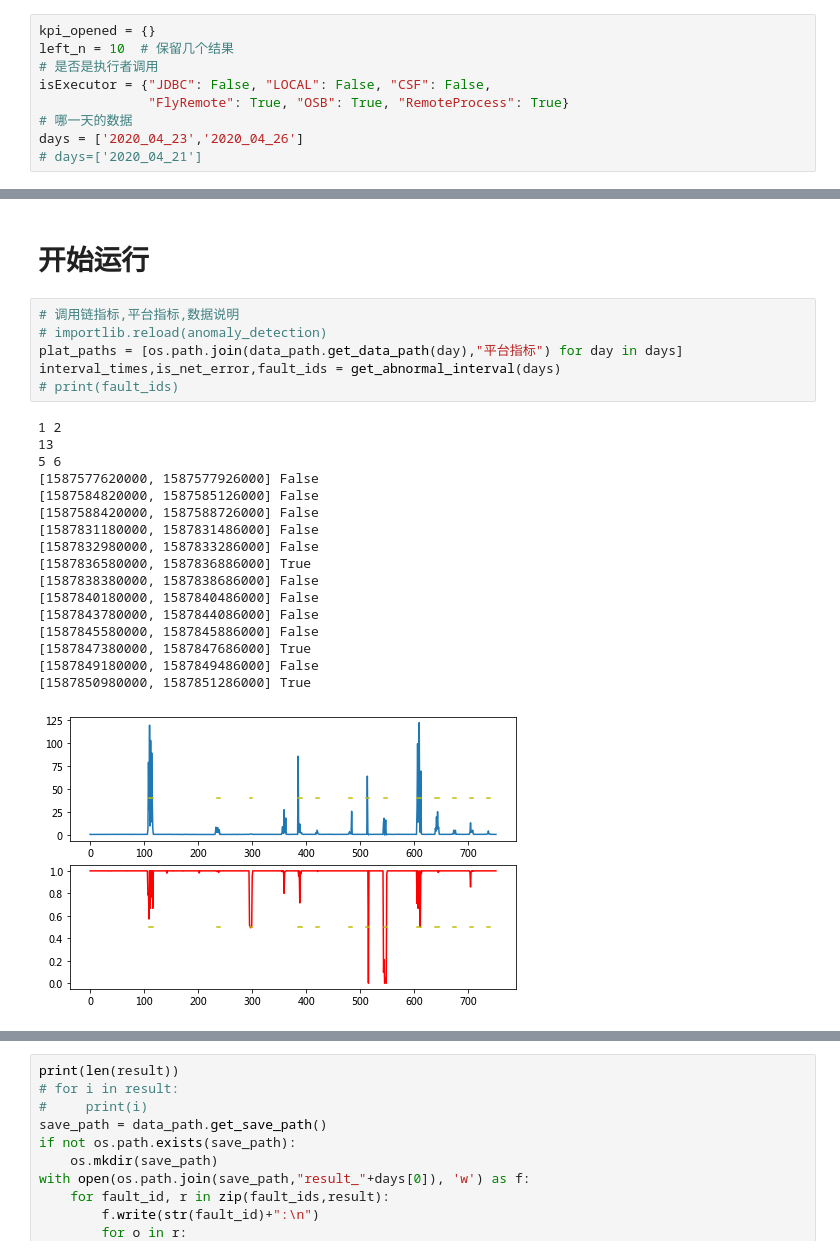
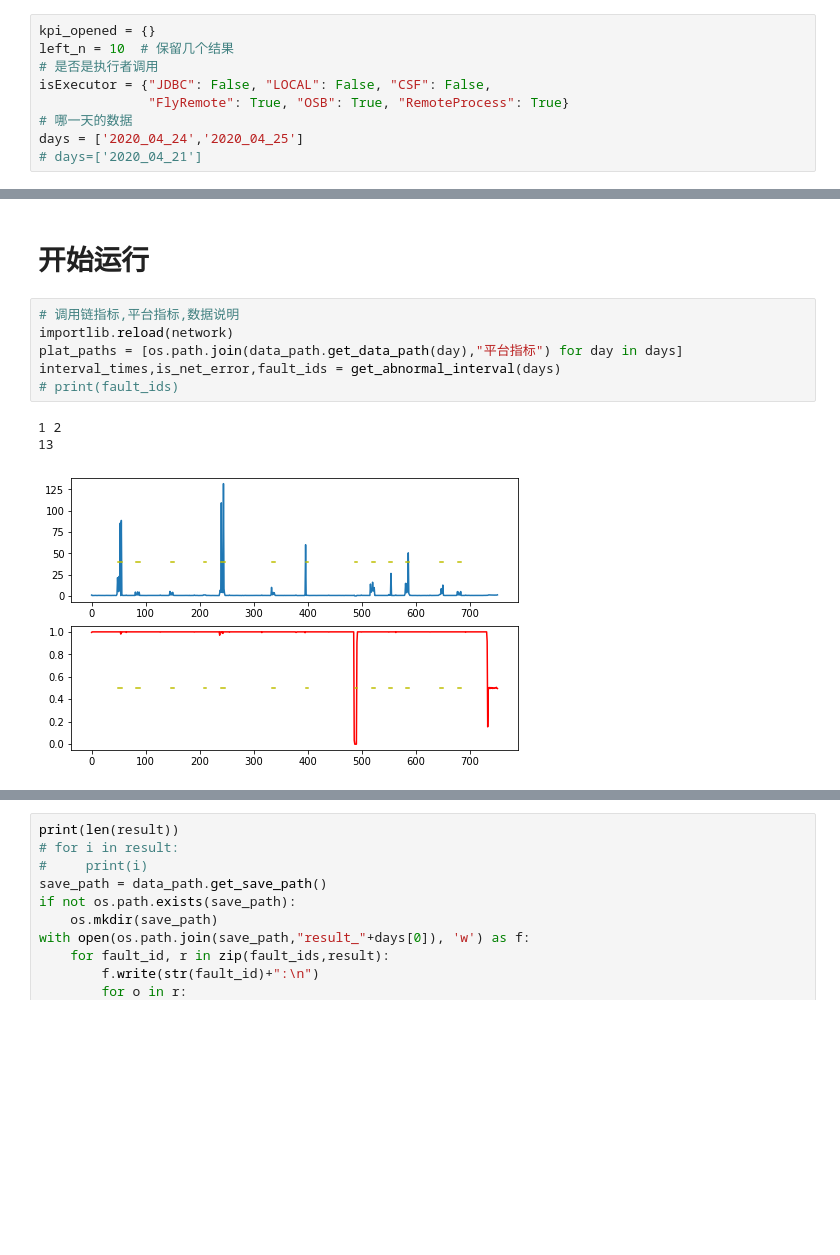
Before and after one commit to dqgod/Aiops, a Jupyter notebook: main.ipynb, the cells around one changed output, grey strips where cells are left out. Cells and saved outputs as stored; diff of their text form; blank space fills up the shorter version.

```diff
--- a/main.ipynb
+++ b/main.ipynb
@@ -23,7 +23,7 @@ left_n = 10  # 保留几个结果
 isExecutor = {"JDBC": False, "LOCAL": False, "CSF": False,
               "FlyRemote": True, "OSB": True, "RemoteProcess": True}
 # 哪一天的数据
-days = ['2020_04_23','2020_04_26']
+days = ['2020_04_24','2020_04_25']
 # days=['2020_04_21']
 # %%
 def find_abnormal_indicators(execption_Interval, cmdb_id,paths):
@@ -187,28 +187,14 @@ def get_abnormal_interval(days):
 # 开始运行
 # %%
 # 调用链指标,平台指标,数据说明
-# importlib.reload(anomaly_detection)
+importlib.reload(network)
 plat_paths = [os.path.join(data_path.get_data_path(day),"平台指标") for day in days]
 interval_times,is_net_error,fault_ids = get_abnormal_interval(days)
 # print(fault_ids)
 # %% [output]
 1 2
 13
-5 6
-[1587577620000, 1587577926000] False
-[1587584820000, 1587585126000] False
-[1587588420000, 1587588726000] False
-[1587831180000, 1587831486000] False
-[1587832980000, 1587833286000] False
-[1587836580000, 1587836886000] True
-[1587838380000, 1587838686000] False
-[1587840180000, 1587840486000] False
-[1587843780000, 1587844086000] False
-[1587845580000, 1587845886000] False
-[1587847380000, 1587847686000] True
-[1587849180000, 1587849486000] False
-[1587850980000, 1587851286000] True
-[figure, old version]
+[figure, new version]
 # %%
 # todo step2 获取所有trace
 traces = {}
```
Also changed, not shown: parts of 2 cells of this notebook, 4 other files.
